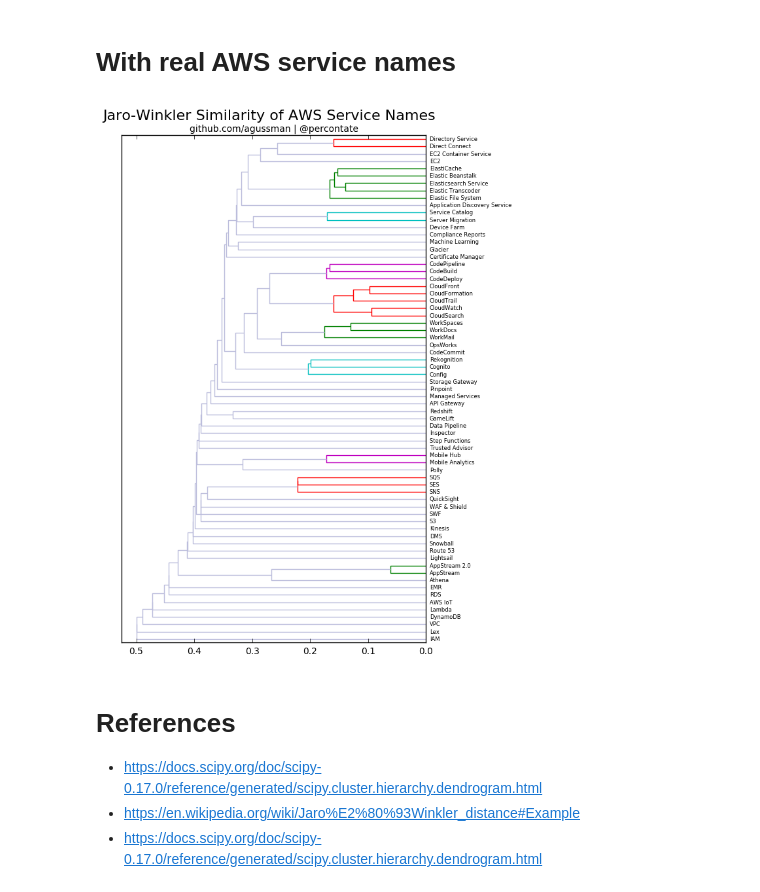
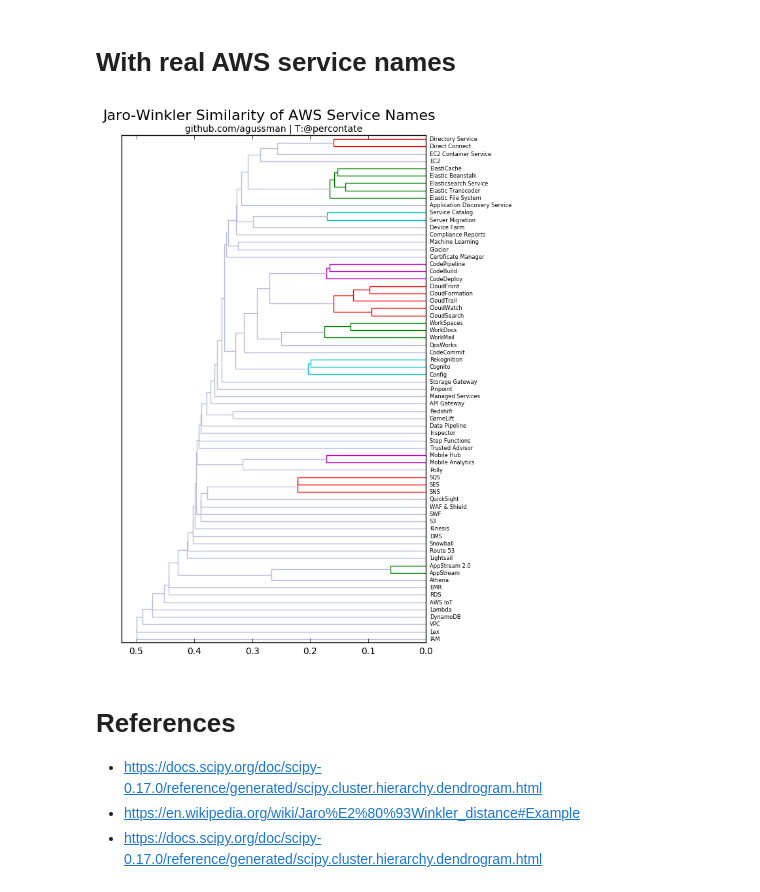
Before and after one commit to agussman/aws_name_similarity, a Jupyter notebook: aws_name_similarity.ipynb, the cells around one changed output. Cells and saved outputs as stored; diff of their text form; code cells hidden in the pictures.

Commit message:
Title now sufficiently futzed.

```diff
--- a/aws_name_similarity.ipynb
+++ b/aws_name_similarity.ipynb
@@ -130,17 +130,16 @@ jaro_dists = [1 - jellyfish.jaro_winkler(x,y) for x,y in combinations(strs, 2)]
 # %%
 ytdist = np.array(jaro_dists)
 Z = hierarchy.linkage(ytdist, 'single')
 plt.figure(figsize=(6, 10))
 # The colors don't mean anything; anything below the color_threshold uses one of these colors
-#plt.title('Jaro-Winkler Similarity of AWS Service Names\ngithub.com/agussman | @percontate')
 plt.suptitle('Jaro-Winkler Similarity of AWS Service Names', y=.94, fontsize=16)
-plt.title('github.com/agussman | @percontate', fontsize=10)
+plt.title('github.com/agussman | T:@percontate', fontsize=10)
 hierarchy.set_link_color_palette(['g', 'r', 'm', 'c'])
 dn = hierarchy.dendrogram(Z, color_threshold=0.25, above_threshold_color='#bcbddc', orientation='left', labels=strs)
 hierarchy.set_link_color_palette(None) # reset to default after use
 plt.show()
 # %% [output]
-[figure, old version]
+[figure, new version]
 # %% [markdown]
 # References
 * https://docs.scipy.org/doc/scipy-0.17.0/reference/generated/scipy.cluster.hierarchy.dendrogram.html
```
